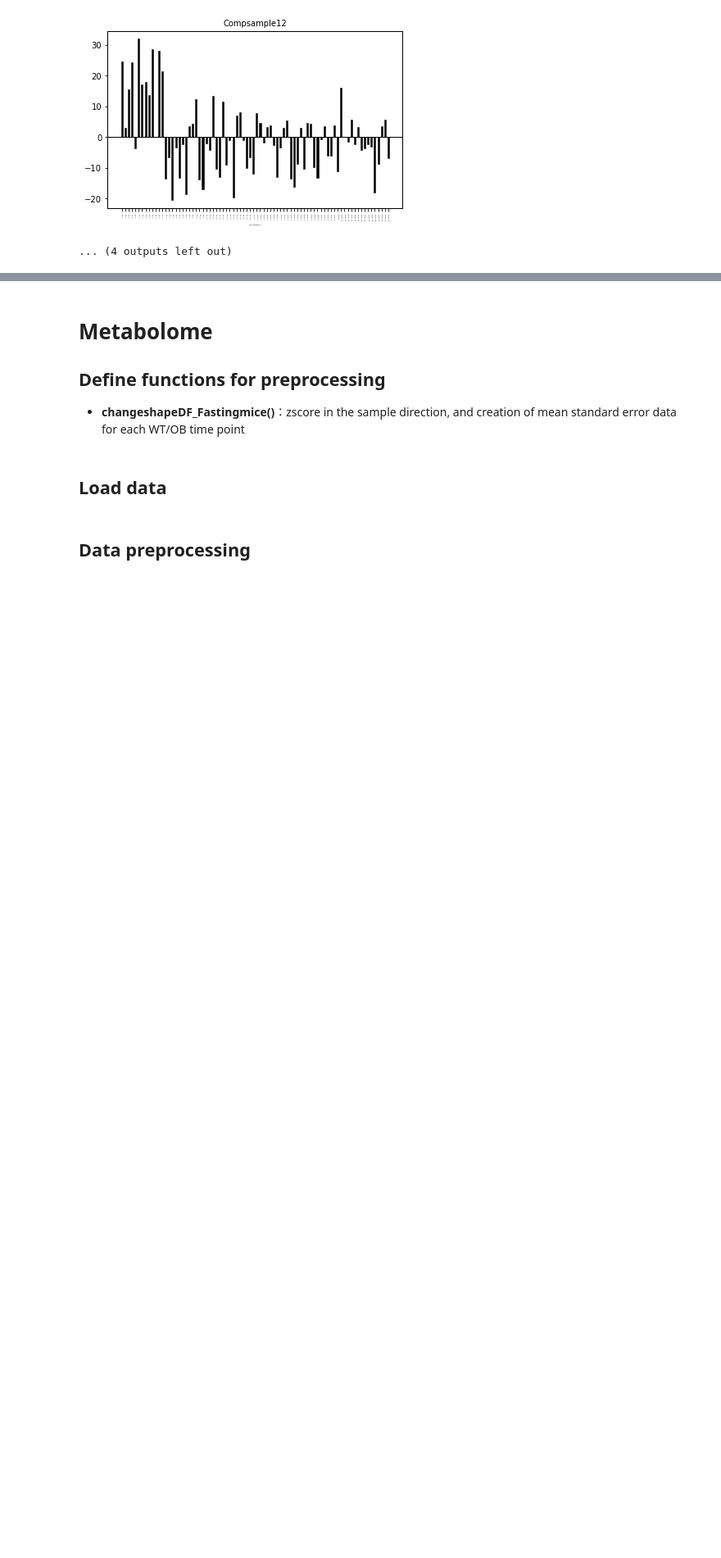
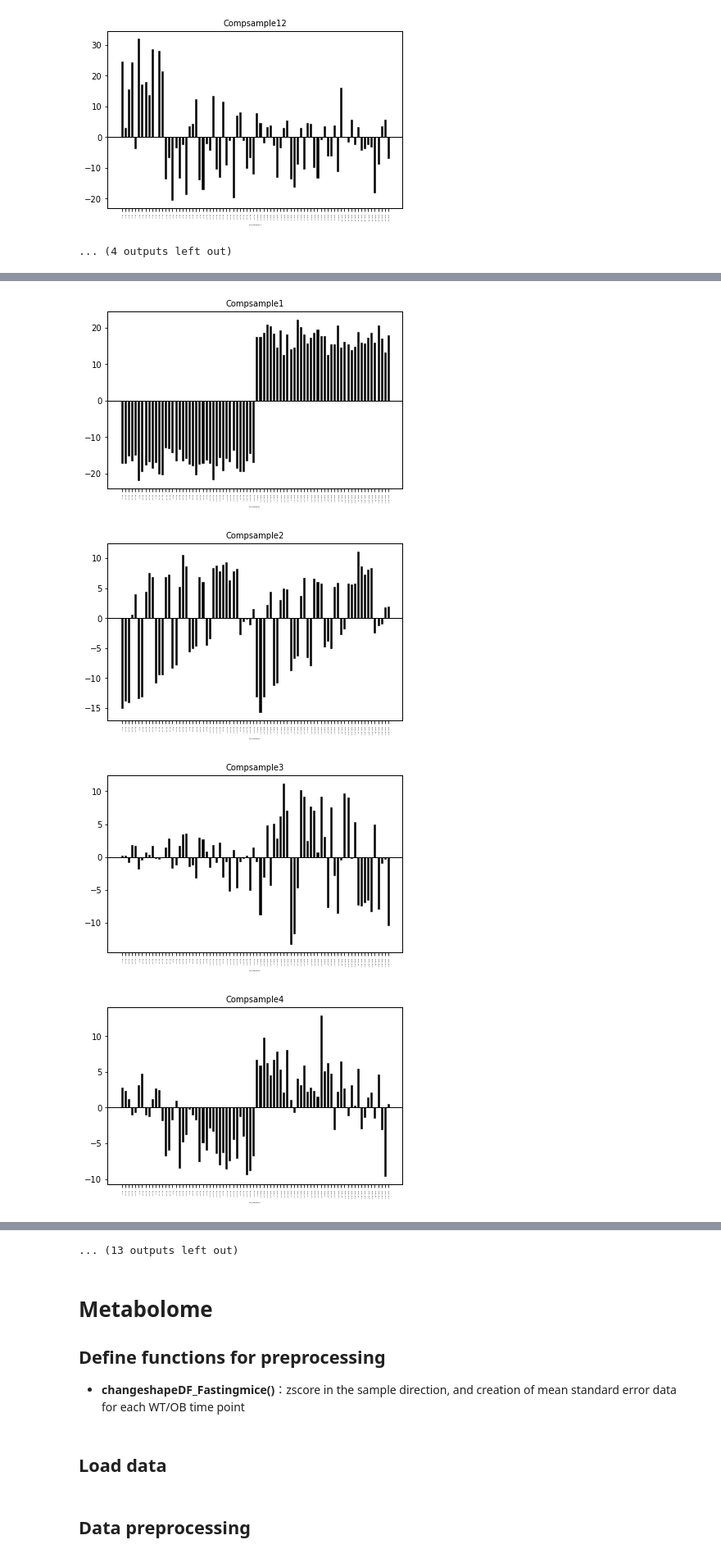
Before and after one commit to sfujita0601/ICA, a Jupyter notebook: notebooks/Main.ipynb, the cells around one changed output, grey strips where cells are left out. Shown at 82% size. Cells and saved outputs as stored; diff of their text form; code cells hidden in the pictures; blank space fills up the shorter version.

```diff
--- a/notebooks/Main.ipynb
+++ b/notebooks/Main.ipynb
@@ -283,0 +451,7 @@ Scheffe_qvalues_WTOB
+# %%
+    AnalProtClss.Analeachcomponents(metasamples,metasamples)
+# %% [output]
+[figure, added]
+[figure, added]
+[figure, added]
+[figure, added]
@@ -284,3 +466,4 @@ Scheffe_qvalues_WTOB
+... (13 outputs left out)
 # %% [markdown]
 # Metabolome
 ## Define functions for preprocessing
```
Also changed, not shown: parts of 23 cells of this notebook, 1 other file.
